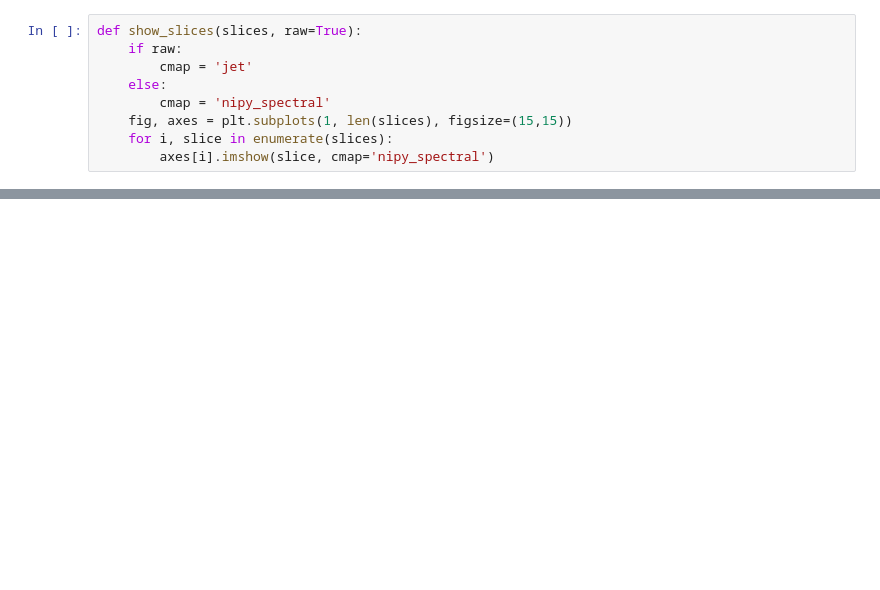
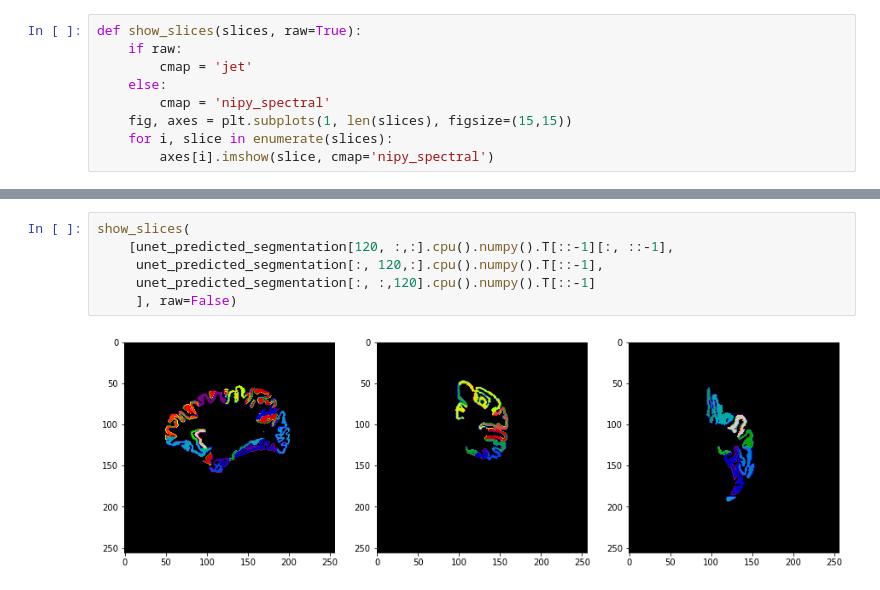
Before and after one commit to catalyst-team/neuro, a Jupyter notebook: Mindboggle_Prediction_and_Visualization.ipynb, the cells around one changed output, grey strips where cells are left out. Saved outputs shown, nothing was run; the diff lists cells and outputs as text; blank space fills up the shorter version.

```diff
--- a/Mindboggle_Prediction_and_Visualization.ipynb
+++ b/Mindboggle_Prediction_and_Visualization.ipynb
@@ -121,0 +151,8 @@ show_slices(
+# %%
+show_slices(
+    [unet_predicted_segmentation[120, :,:].cpu().numpy().T[::-1][:, ::-1],
+     unet_predicted_segmentation[:, 120,:].cpu().numpy().T[::-1],
+     unet_predicted_segmentation[:, :,120].cpu().numpy().T[::-1]
+     ], raw=False)
+# %% [output]
+[figure, added]
```
Also changed, not shown: parts of 23 cells of this notebook.
